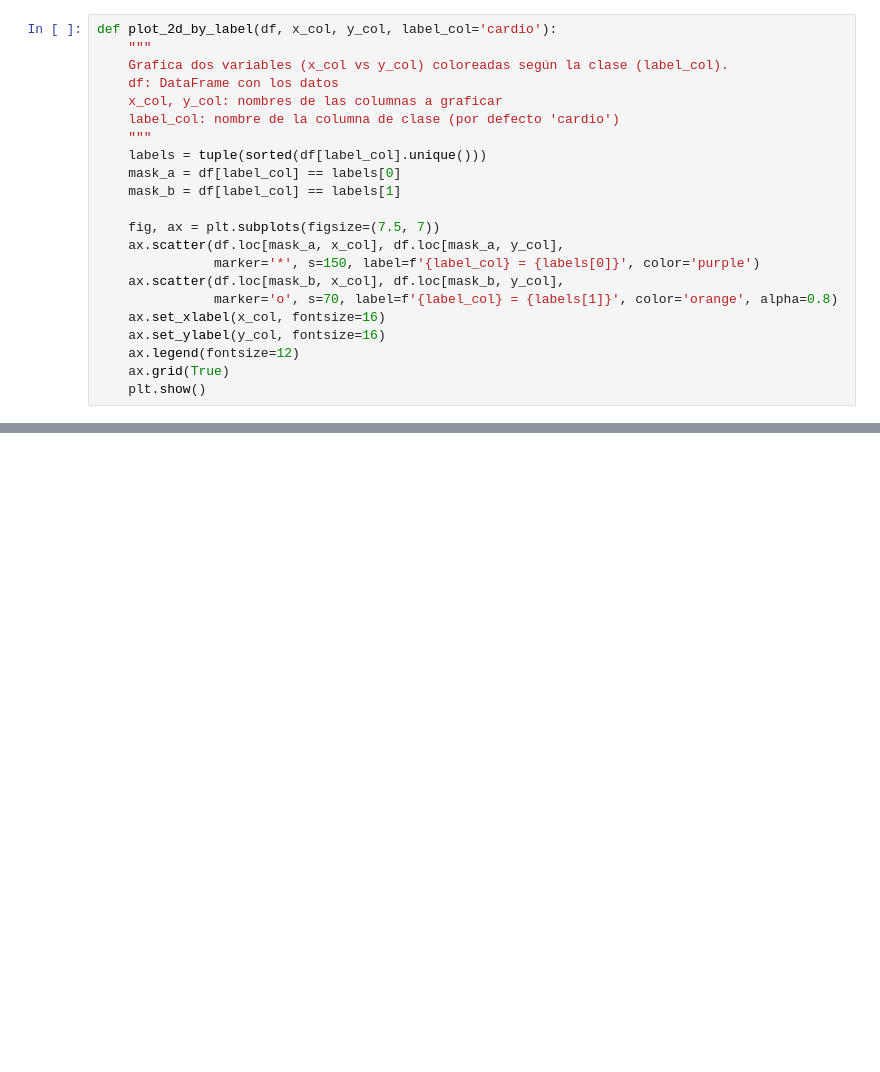
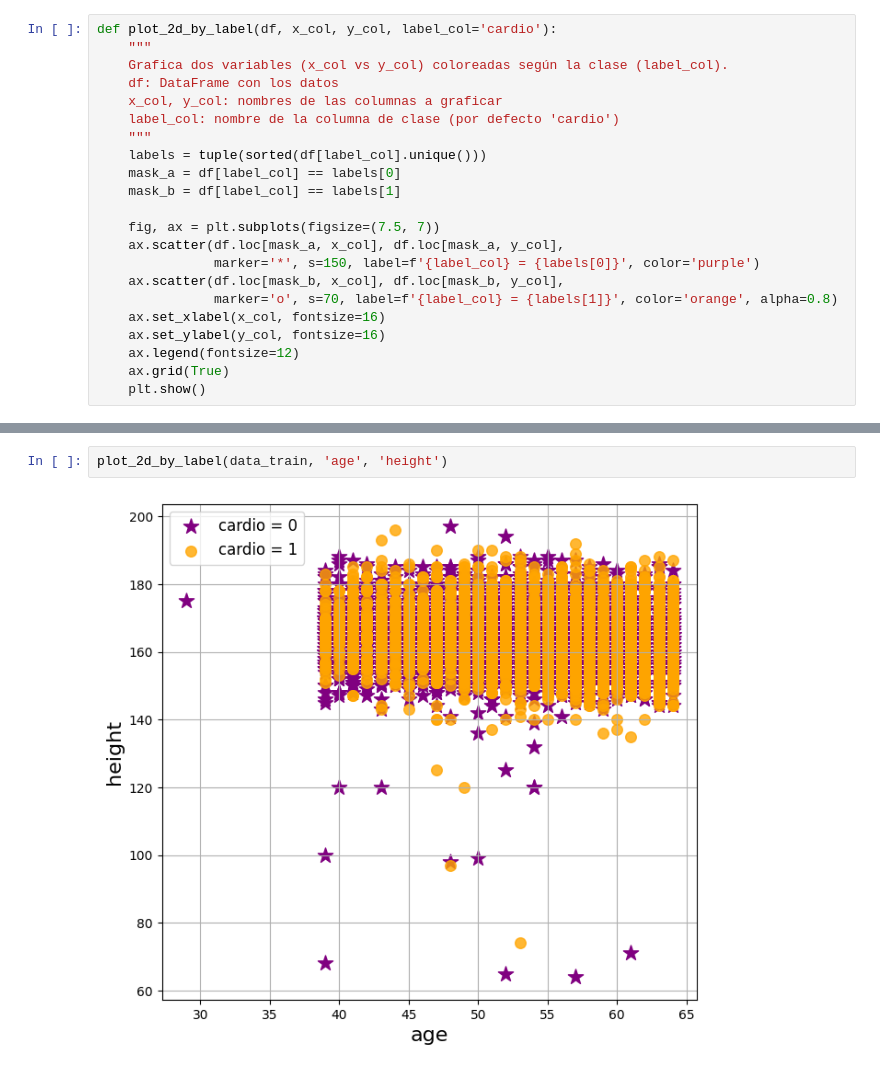
Before and after one commit to lorenzomazzante/Cardiovascular-Disease-Prediction, a Jupyter notebook: Dataset_visualizing.ipynb, the cells around one changed output, grey strips where cells are left out. Saved outputs shown, nothing was run; the diff lists cells and outputs as text; blank space fills up the shorter version.

```diff
--- a/Dataset_visualizing.ipynb
+++ b/Dataset_visualizing.ipynb
@@ -114,3 +123,7 @@ plot_2d_by_label(data_train, 'age', 'weight')
+# %%
+plot_2d_by_label(data_train, 'age', 'height')
+# %% [output]
+[figure, added]
 # %%
 plot_2d_by_label(data_train, 'ap_hi', 'ap_lo')
 # %% [output]
```
Also changed, not shown: parts of 6 cells of this notebook.
